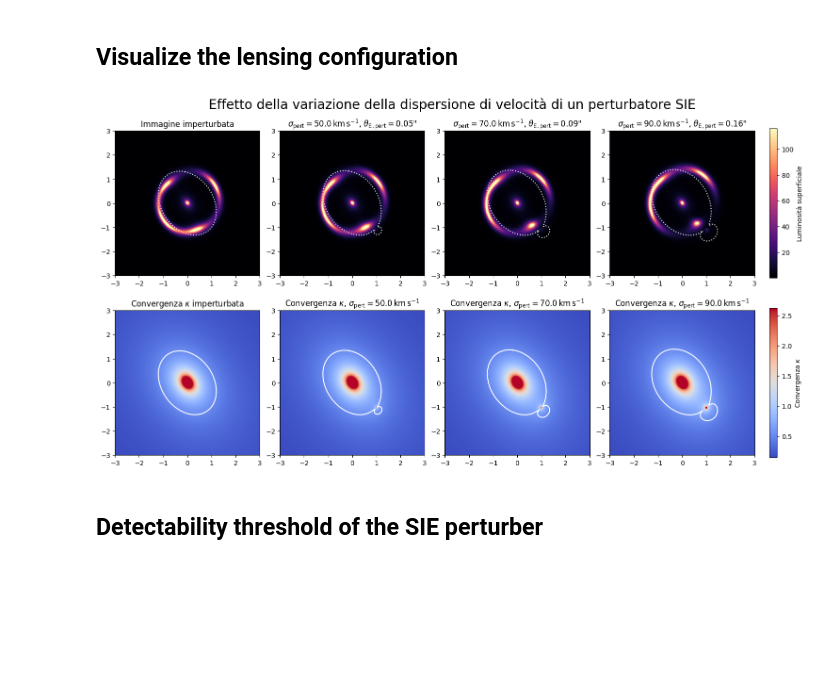
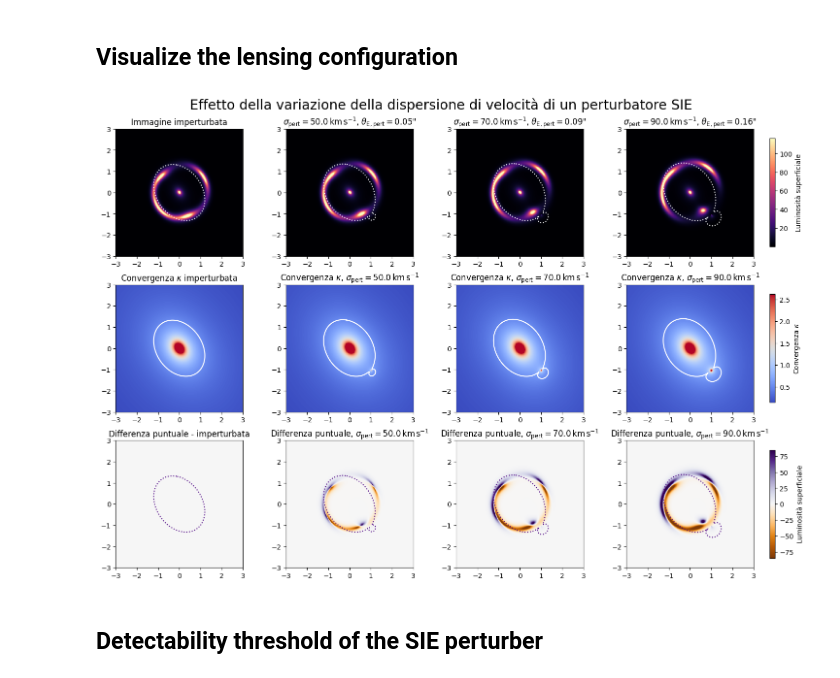
Before and after one commit to Nsab04/bachelor-thesis, a Jupyter notebook: notebooks/lensing_simulation.ipynb, the cells around one changed output. Saved outputs shown, nothing was run; the diff lists cells and outputs as text; code cells hidden in the pictures; blank space fills up the shorter version.

```diff
--- a/notebooks/lensing_simulation.ipynb
+++ b/notebooks/lensing_simulation.ipynb
@@ -383,6 +383,10 @@ total image:  329.206945017168
 # %% [markdown]
 # Build a composite lens model
 # %%
+source_unperturbed = sersic(size=fov, Npix=npix, gl=lens, save_unlensed=True, **source_kwargs)
+total_image_unperturbed = source_unperturbed.image + lens_light.image
+difference_unperturbed = source_unperturbed.image - source_unperturbed.image
+
 # Create a composite lens made of the main lens plus either a SIE or NFW perturber.
 def make_composite_lens(
     base_lens,
@@ -486,6 +490,7 @@ Second SIE Einstein radius: 0.156 arcsec
 composite_sources_all_SIE = []
 composite_total_images_all_SIE = []
 composite_kappa_maps_all_SIE = []
+SIE_residuals = []
 
 for i, pert in enumerate(second_lens_SIE_all):
     source_with_second_SIE = sersic(
@@ -501,6 +506,9 @@ for i, pert in enumerate(second_lens_SIE_all):
     total_image_with_second_SIE = source_with_second_SIE.image + lens_light.image
     composite_total_images_all_SIE.append(total_image_with_second_SIE)
 
+    difference_SIE = source_with_second_SIE.image - source_unperturbed.image
+    SIE_residuals.append(difference_SIE)
+
     # Numerical checks
     print(f"Composite-lens source flux sum: {source_with_second_SIE.image.sum():.3e}")
     print(f"Change relative to original lens: "
@@ -515,13 +523,11 @@ Change relative to original lens: -3.676e+04
 # %% [markdown]
 ## Visualize the lensing configuration
 # %%
-source_unperturbed = sersic(size=fov, Npix=npix, gl=lens, save_unlensed=True, **source_kwargs)
-total_image_unperturbed = source_unperturbed.image + lens_light.image
-
 vmax_image_SIE = percentile_vmax(composite_total_images_all_SIE)
 vmax_kappa_SIE = percentile_vmax(composite_kappa_maps_all_SIE)
+vmax_difference_SIE = percentile_vmax(SIE_residuals)
 
-fig3, ax3 = plt.subplots(2, 4, figsize=(15, 8), constrained_layout=True)
+fig3, ax3 = plt.subplots(3, 4, figsize=(15, 10), constrained_layout=True)
 
 # Effect of varying the velocity dispersion of a SIE perturbator
 fig3.suptitle("Effetto della variazione della dispersione di velocità di un perturbatore SIE", fontsize=20)
@@ -535,10 +541,14 @@ ax3[0,0].set_title("Immagine imperturbata")
 ax3[0,0].imshow(total_image_unperturbed, origin="lower", extent=extent, cmap="magma", vmax=vmax_image_SIE)
 ax3[1,0].set_title('Convergenza $\kappa$ imperturbata')
 ax3[1,0].imshow(lens.ka, origin="lower", extent=extent, cmap="coolwarm", vmax=vmax_kappa_SIE)
+ax3[2,0].set_title("Differenza puntuale - imperturbata")
+ax3[2,0].imshow(difference_unperturbed, origin="lower", extent=extent, cmap="PuOr", vmin=-vmax_difference_SIE, vmax=vmax_difference_SIE)
+
 
 for xcritu, ycritu in critical_lines_lens:
     ax3[0,0].plot(xcritu, ycritu, color="white", linestyle="dotted")
     ax3[1,0].plot(xcritu, ycritu, color="white")
+    ax3[2,0].plot(xcritu, ycritu, color="indigo", linestyle="dotted")
 
 for i, sigma0_pert in enumerate(sigma0_values_pert):
     # Perturbed images and convergence maps
@@ -547,34 +557,48 @@ for i, sigma0_pert in enumerate(sigma0_values_pert):
         rf'$\theta_\mathrm{{E, pert}}={second_lens_SIE_all[i].bsie():.2f}$"')
     im0 = ax3[0, i+1].imshow(composite_total_images_all_SIE[i], origin="lower", extent=extent, cmap="magma", vmax=vmax_image_SIE)
 
     ax3[1,i+1].set_title(
         rf'Convergenza $\kappa$, $\sigma_\mathrm{{pert}}={sigma0_pert}\,\mathrm{{km\,s^{{-1}}}}$')
     im1 = ax3[1,i+1].imshow(composite_kappa_maps_all_SIE[i], origin="lower", extent=extent, cmap="coolwarm", vmax=vmax_kappa_SIE)
 
+    ax3[2,i+1].set_title(
+        rf'Differenza puntuale, $\sigma_\mathrm{{pert}}={sigma0_pert}\,\mathrm{{km\,s^{{-1}}}}$'
+    )
+    im2 = ax3[2, i+1].imshow(SIE_residuals[i], origin = "lower", extent=extent, cmap="PuOr", vmin=-vmax_difference_SIE, vmax=vmax_difference_SIE)
 
     for xcrit, ycrit in composite_critical_lines_SIE[i]:
         ax3[0,i+1].plot(xcrit, ycrit, color="white", linestyle="dotted")
         ax3[1,i+1].plot(xcrit, ycrit, color="white")
+        ax3[2,i+1].plot(xcrit, ycrit, color="indigo", linestyle="dotted")
 
 # Surface brightness
 cbar0 = fig3.colorbar(
     im0,
     ax=ax3[0, :],
     shrink=0.85,
     pad=0.02
 )
 cbar0.set_label("Luminosità superficiale")
 
 # Convergence
 cbar1 = fig3.colorbar(
     im1,
     ax=ax3[1, :],
     shrink=0.85,
     pad=0.02
 )
 cbar1.set_label(r"Convergenza $\kappa$")
+
+# Surface brightness (again)
+cbar2 = fig3.colorbar(
+    im2,
+    ax=ax3[2, :],
+    shrink=0.85,
+    pad=0.02
+)
+cbar2.set_label("Luminosità superficiale")
 # %% [output]
-[figure, old version]
+[figure, new version]
 # %% [markdown]
 ## Detectability threshold of the SIE perturber
 # %%
```
Also changed, not shown: parts of 6 cells of this notebook, 2 other files.
